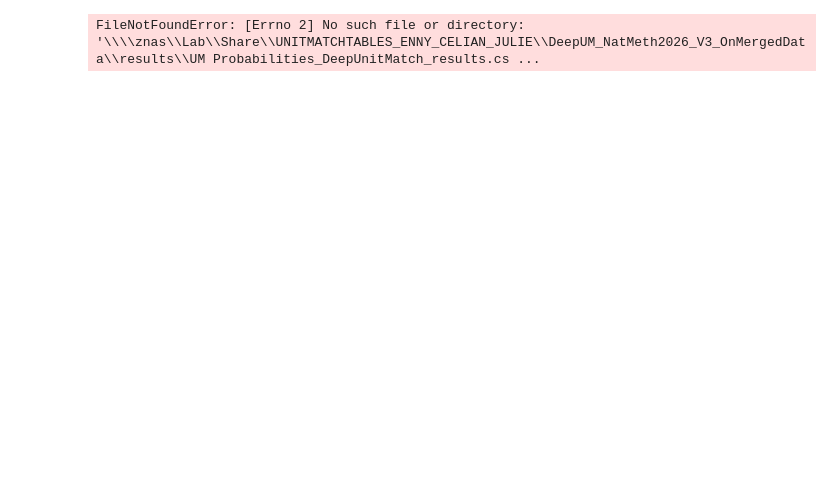
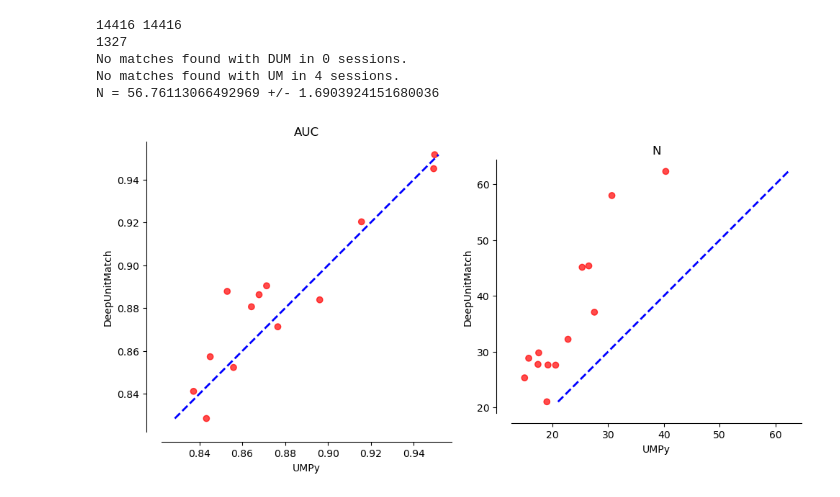
Before and after one commit to EnnyvanBeest/UnitMatch, a Jupyter notebook: UnitMatchPy/PaperAnalyses/figure2.ipynb, the cells around one changed output. Cells and saved outputs as stored; diff of their text form; code cells hidden in the pictures; blank space fills up the shorter version.

```diff
--- a/UnitMatchPy/PaperAnalyses/figure2.ipynb
+++ b/UnitMatchPy/PaperAnalyses/figure2.ipynb
@@ -13,63 +13,75 @@ RESULTS_DIR = r"\\znas\Lab\Share\UNITMATCHTABLES_ENNY_CELIAN_JULIE\DeepUM_NatMet
 # %%
-# Scatter plots with free N - figures 2i and j
+# Scatter plots - figures 2i and j
+results_dir = RESULTS_DIR # free N
+# results_dir = os.path.join(RESULTS_DIR, r"N_set_by_UM") # fixed N
 
-dum = pd.read_csv(
-    os.path.join(RESULTS_DIR, r"UM Probabilities_DeepUnitMatch_results.csv")
+model1 = "DeepUnitMatch"
+model2 = "UMPy"
+
+df_1 = pd.read_csv(
+    os.path.join(results_dir, f"UM Probabilities_{model1}_results_temp.csv")
 ).drop_duplicates()
-um = pd.read_csv(
-    os.path.join(RESULTS_DIR, r"UM Probabilities_UMPy_results.csv")
+df_2 = pd.read_csv(
+    os.path.join(results_dir, f"UM Probabilities_{model2}_results_temp.csv")
 ).drop_duplicates()
 # original_train_mice = ['AV008', 'AL031', 'AL032', 'AL036', 'CB015', 'CB016', 'CB017', 'CB018', 'CB020', 'EB019']
 
-print(len(dum), len(um))
-merged = dum.merge(um, on=["mouse", "probe", "loc", "r1", "r2"], suffixes=("", "_UM"))
-merged = merged.loc[(merged["N"] > 19) | (merged["N_UM"] > 19)]
+print(len(df_1), len(df_2))
+merged = df_1.merge(df_2, on=["mouse", "probe", "loc", "r1", "r2"], suffixes=("", "_2"))
+merged = merged.loc[(merged["N"] > 19) | (merged["N_2"] > 19)]
 print(len(merged))
 
+n_1 = np.sum(merged['N'] == 0)
+print(f"No matches found with DUM in {n_1} sessions.")
+n_2 = np.sum(merged['N_2'] == 0)
+print(f"No matches found with UM in {n_2} sessions.")
+
 # Take the mean AUC, recall, n and precision over each location for summary plots
+# which_metric = 'AUC_refpop_DeepUnitMatch'
+which_metric = 'AUCisi'
 AUCs = (
     merged.groupby(["mouse"])
-    # .agg(DNN=("AUCisi", "mean"), UM=("AUCisi_UM", "mean"))
-    .agg(DNN=("AUCfr", "mean"), UM=("AUCfr_UM", "mean"))
-    # .agg(DNN=("AUCisi_cv", "mean"), UM=("AUCisi_cv_UM", "mean"))
-    # .agg(DNN=("AUC_refpop_DeepUnitMatch", "mean"), UM=("AUC_refpop_UMPy_UM", "mean"))
+    .agg(model1=(which_metric, "mean"), model2=(which_metric + "_2", "mean"))
+    # .agg(model1=("AUC_refpop_DeepUnitMatch", "mean"), model2=("AUC_refpop_UMPy_UM", "mean"))
     .reset_index()
 )
-Ns = merged.groupby(["mouse"]).agg(DNN=("N", "mean"), UM=("N_UM", "mean")).reset_index()
+Ns = merged.groupby(["mouse"]).agg(model1=("N", "mean"), model2=("N_2", "mean")).reset_index()
 
 # AUCs['colour'] = ['r' if m in original_train_mice else 'orange' for m in AUCs['mouse']]
 AUCs["colour"] = ["r" for m in AUCs["mouse"]]
 
 fig, axs = plt.subplots(1, 2, figsize=(10, 5))
 ax = axs[0]
-ax.scatter(AUCs["UM"], AUCs["DNN"], alpha=0.7, c=AUCs["colour"])
-ax.plot(
-    [min(AUCs["DNN"]), max(AUCs["DNN"])],
-    [min(AUCs["DNN"]), max(AUCs["DNN"])],
-    "b--",
-    lw=2,
-)
+ax.scatter(AUCs["model2"], AUCs["model1"], alpha=0.7, c=AUCs["colour"])
+ax.plot([min(AUCs["model1"]), max(AUCs["model1"])], [min(AUCs["model1"]), max(AUCs["model1"])], "b--", lw=2)
 ax.grid()
 ax.set_aspect("equal")
-ax.set(xlabel="UnitMatch", ylabel="DeepUnitMatch", title="AUC")
+ax.set(xlabel=model2, ylabel=model1, title="AUC")
 
 ax = axs[1]
-ax.scatter(Ns["UM"], Ns["DNN"], alpha=0.7, c=AUCs["colour"])
-# ax.scatter(Ns["UM"], (Ns["DNN"] - Ns["UM"])/Ns["UM"]*100, alpha=0.7, c=AUCs["colour"])
-ax.plot([min(Ns["DNN"]), max(Ns["DNN"])], [min(Ns["DNN"]), max(Ns["DNN"])], "b--", lw=2)
+ax.scatter(Ns["model2"], Ns["model1"], alpha=0.7, c=AUCs["colour"])
+ax.plot([min(Ns["model1"]), max(Ns["model1"])], [min(Ns["model1"]), max(Ns["model1"])], "b--", lw=2)
 ax.grid()
 ax.set_aspect("equal")
-ax.set(xlabel="UnitMatch", ylabel="DeepUnitMatch", title="N")
+ax.set(xlabel=model2, ylabel=model1, title="N")
 
 # save figures
 for ax in axs:
     ax.grid(False)
     ax.spines[["right", "top"]].set_visible(False)
     ax.spines["left"].set_position(("outward", 15))
     ax.spines["bottom"].set_position(("outward", 10))
 plt.rcParams["svg.fonttype"] = "none"
 plt.tight_layout()
 # plt.savefig(os.path.join(fig_dir, "AUC_N_scatter.png"), dpi=300, bbox_inches='tight', format='png')
 # plt.savefig(os.path.join(fig_dir, "AUC_N_scatter.svg"), dpi=300, bbox_inches='tight', format='svg')
+
+perc = (Ns["model1"] - Ns["model2"])/Ns["model2"]*100
+print(f"N = {np.mean(perc)} +/- {np.std(perc)/np.sum(~np.isnan(perc))}")
 # %% [output]
-FileNotFoundError: [Errno 2] No such file or directory: '\\\\znas\\Lab\\Share\\UNITMATCHTABLES_ENNY_CELIAN_JULIE\\DeepUM_NatMeth2026_V3_OnMergedData\\results\\UM Probabilities_DeepUnitMatch_results.cs ...
+14416 14416
+1327
+No matches found with DUM in 0 sessions.
+No matches found with UM in 4 sessions.
+N = 56.76113066492969 +/- 1.6903924151680036
+[figure, added]
```
Also changed, not shown: parts of 5 cells of this notebook, 2 other files.
